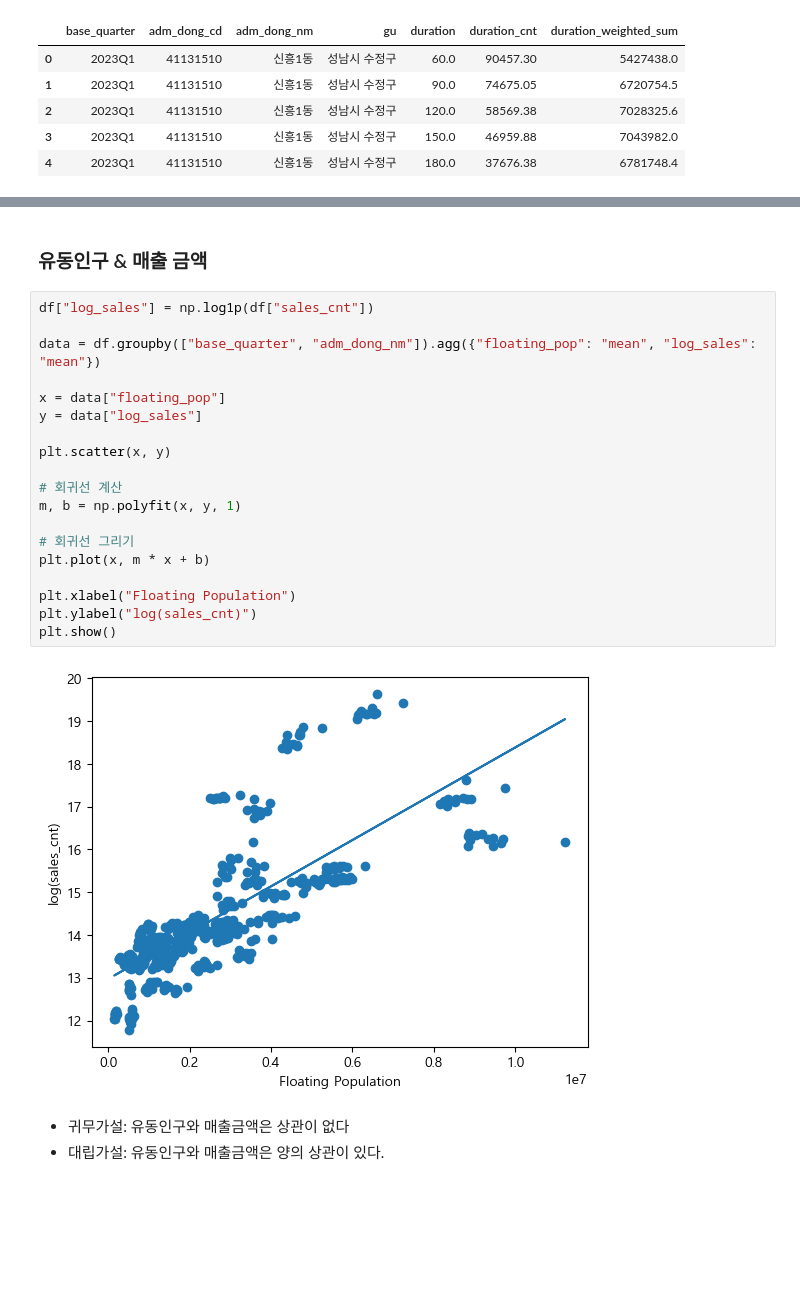
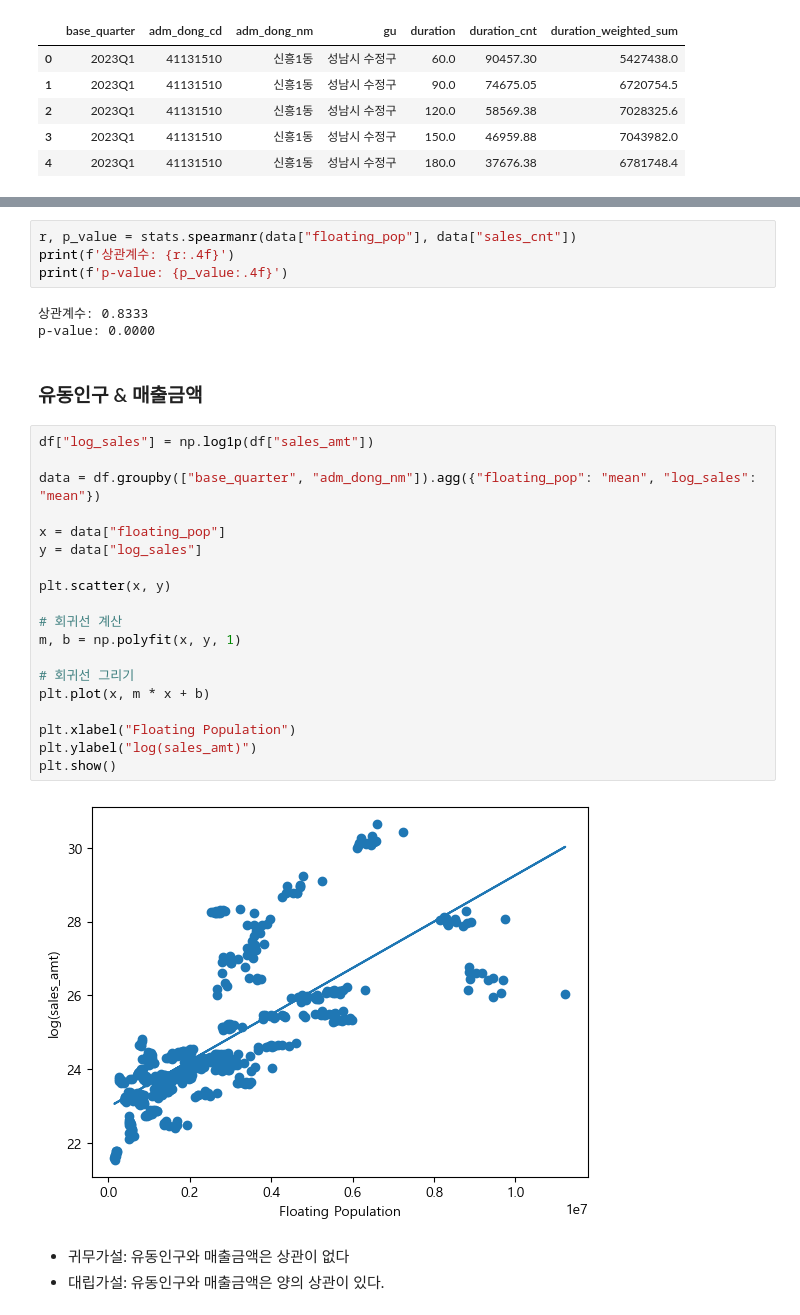
Before and after one commit to bulsajo1/final_project, a Jupyter notebook: eunbi/통계_은비.ipynb, the cells around one changed output, grey strips where cells are left out. Drawn from its saved outputs; the diff is of its cells as text; blank space fills up the shorter version.

```diff
--- a/eunbi/통계_은비.ipynb
+++ b/eunbi/통계_은비.ipynb
@@ -191,26 +219,33 @@ comm_df.head()
+# %%
+r, p_value = stats.spearmanr(data["floating_pop"], data["sales_cnt"])
+print(f'상관계수: {r:.4f}')
+print(f'p-value: {p_value:.4f}')
+# %% [output]
+상관계수: 0.8333
+p-value: 0.0000
 # %% [markdown]
-### 유동인구 & 매출 금액
+### 유동인구 & 매출금액
 # %%
-df["log_sales"] = np.log1p(df["sales_cnt"])
+df["log_sales"] = np.log1p(df["sales_amt"])
 
 data = df.groupby(["base_quarter", "adm_dong_nm"]).agg({"floating_pop": "mean", "log_sales": "mean"})
 
 x = data["floating_pop"]
 y = data["log_sales"]
 
 plt.scatter(x, y)
 
 # 회귀선 계산
 m, b = np.polyfit(x, y, 1)
 
 # 회귀선 그리기
 plt.plot(x, m * x + b)
 
 plt.xlabel("Floating Population")
-plt.ylabel("log(sales_cnt)")
+plt.ylabel("log(sales_amt)")
 plt.show()
 # %% [output]
-[figure, old version]
+[figure, new version]
 # %% [markdown]
 - 귀무가설: 유동인구와 매출금액은 상관이 없다
 - 대립가설: 유동인구와 매출금액은 양의 상관이 있다.
```
Also changed, not shown: parts of 5 cells of this notebook.
